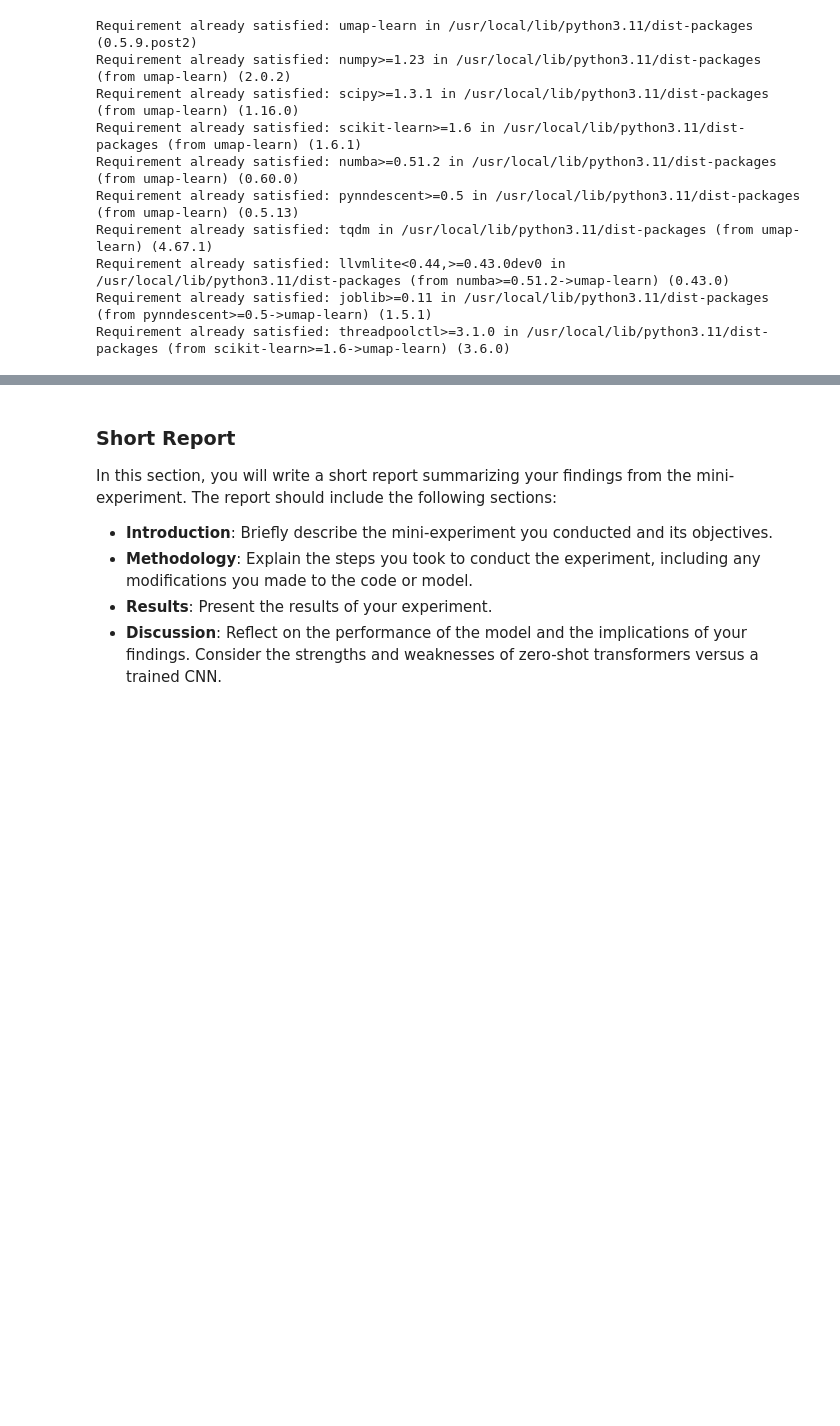
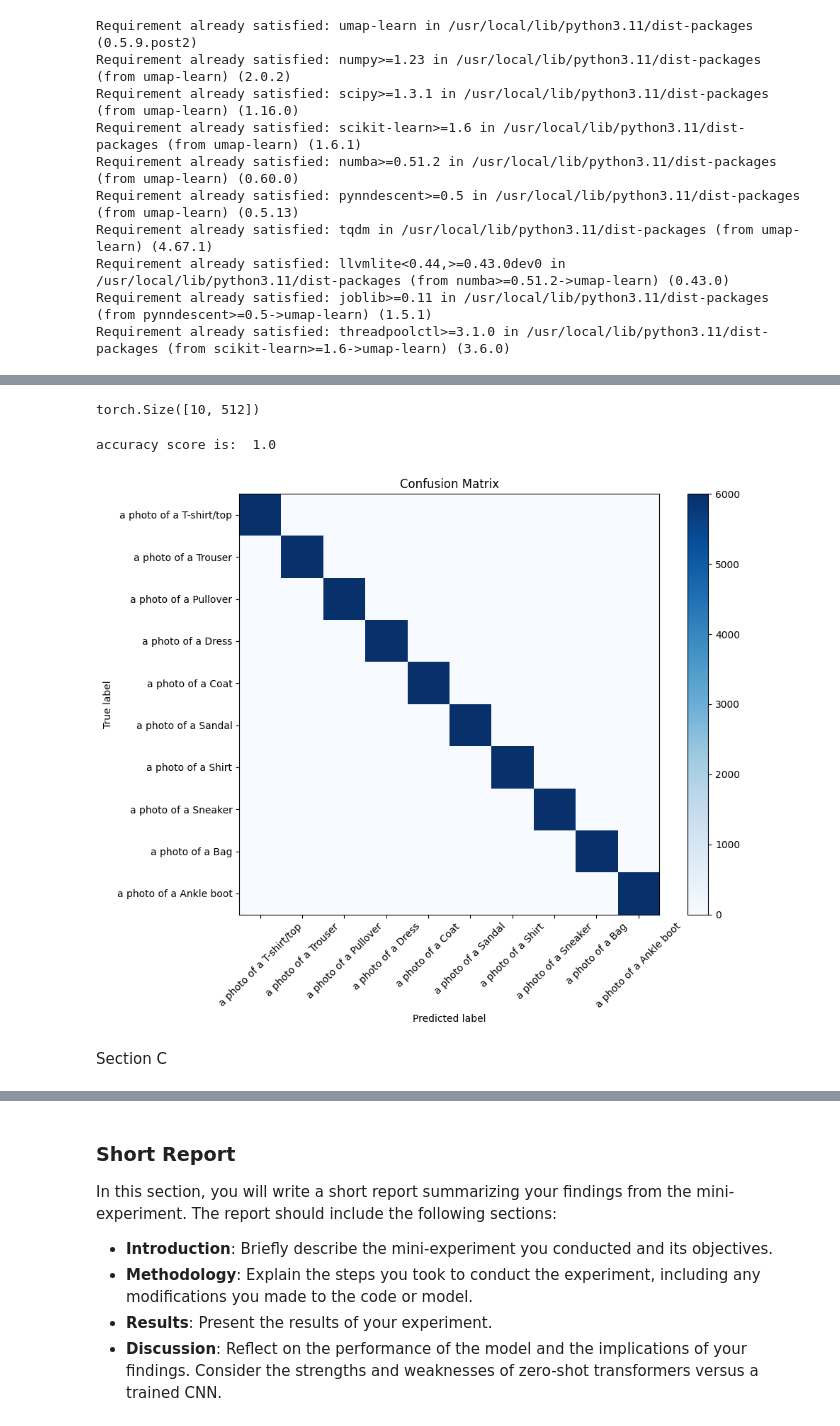
Before and after one commit to azharhasan/deep_learning, a Jupyter notebook: 02_activities/assignments/assignment_2.ipynb, the cells around one changed output, grey strips where cells are left out. Saved outputs shown, nothing was run; the diff lists cells and outputs as text; code cells hidden in the pictures; blank space fills up the shorter version.

```diff
--- a/02_activities/assignments/assignment_2.ipynb
+++ b/02_activities/assignments/assignment_2.ipynb
@@ -486,0 +635,61 @@ You are welcome to come up with your own mini-experiment! Explain your idea in t
+# %%
+text_embeddings =[]
+for i in range(len(CLASS_NAMES)):
+  text_embeddings.append(get_text_embeddings(CLASS_NAMES[i]))
+# %%
+print(text_embeddings[2].shape)
+# %% [output]
+torch.Size([10, 512])
+# %%
+from sklearn.metrics import accuracy_score, confusion_matrix
+import matplotlib.pyplot as plt
+import numpy as np
+
+y_true, y_pred_1, y_pred_2, y_pred_3, y_pred = [], [], [], [], []
+idx=0
+
+for pixel_values, labels in test_loader:
+
+    y_true.append(labels.numpy())
+
+    # Only compute image embeddings and similarity (text embeddings already computed)
+    image_embeddings = get_image_embeddings(pixel_values)
+    similarity_matrix_1 = get_cosine_similarity(image_embeddings, text_embeddings[0])
+    similarity_matrix_2 = get_cosine_similarity(image_embeddings, text_embeddings[1])
+    similarity_matrix_3 = get_cosine_similarity(image_embeddings, text_embeddings[2])
+
+    y_pred_1.append(get_predictions(similarity_matrix_1))
+    y_pred_2.append(get_predictions(similarity_matrix_2))
+    y_pred_3.append(get_predictions(similarity_matrix_3))
+
+    if np.any([(y_pred_1[-1] == y_true[-1]), (y_pred_2[-1] == y_true[-1]), (y_pred_3[-1] == y_true[-1])]):
+        y_pred.append(y_true[-1])
+    else:
+        y_pred.append(y_pred_1[-1])
+
+y_true = np.concatenate(y_true)
+y_pred = np.concatenate(y_pred)
+
+# Report the accuracy of the predictions
+print("accuracy score is: ", accuracy_score(y_true, y_pred))
+
+def plot_confusion_matrix(y_true, y_pred, class_names):
+    cm = confusion_matrix(y_true, y_pred)
+    plt.figure(figsize=(10, 8))
+    plt.imshow(cm, interpolation='nearest', cmap=plt.cm.Blues)
+    plt.title('Confusion Matrix')
+    plt.colorbar()
+    tick_marks = np.arange(len(class_names))
+    plt.xticks(tick_marks, class_names, rotation=45)
+    plt.yticks(tick_marks, class_names)
+    plt.ylabel('True label')
+    plt.xlabel('Predicted label')
+    plt.tight_layout()
+    plt.show()
+
+plot_confusion_matrix(y_true, y_pred, CLASS_NAMES[0])
+# %% [output]
+accuracy score is:  1.0
+[figure, added]
+# %% [markdown]
+Section C
```
Also changed, not shown: parts of 17 cells of this notebook.
